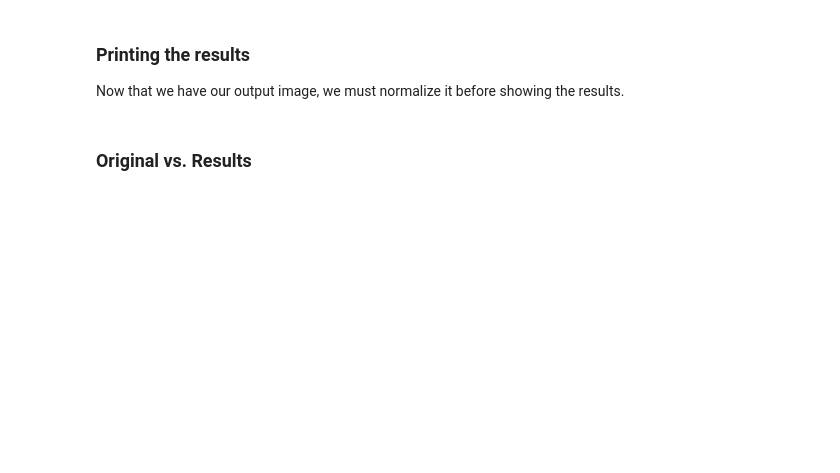
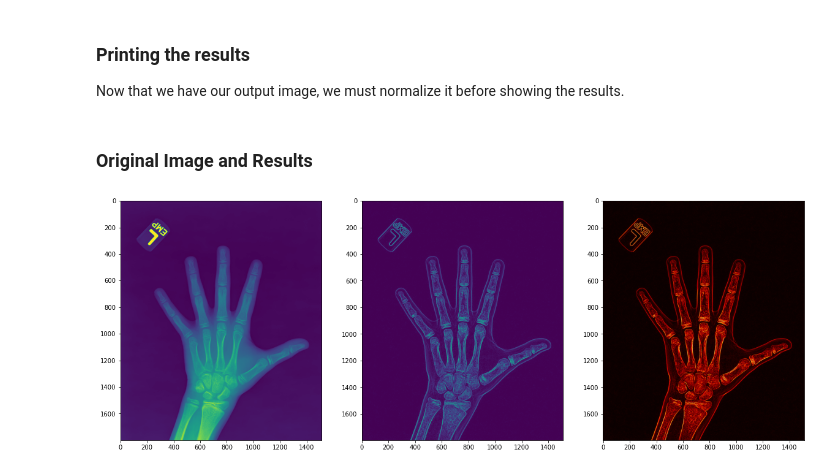
Before and after one commit to alyson1907/image-highlighter, a Jupyter notebook: main.ipynb, the cells around one changed output. Saved outputs shown, nothing was run; the diff lists cells and outputs as text; code cells hidden in the pictures; blank space fills up the shorter version.

```diff
--- a/main.ipynb
+++ b/main.ipynb
@@ -77,5 +98,5 @@ img_out_restored = (img_edge * scalar) if (selected_edge == 2) else img_edge
 # %%
-selected_color = int(input("ColorMap number: "))
+selected_color = 1
 # Applying Color Filters
 img_final = color.colorize(img_out_restored, selected=selected_color)
 img_final = hp.normalize(img_final)
@@ -85,10 +106,10 @@ img_final = hp.normalize(img_final)
 ### Printing the results
 Now that we have our output image, we must normalize it before showing the results.
 # %% [markdown]
-### Original vs. Results
+### Original Image and Results
 # %%
 
 # Original Image vs Filtered Image
-hp.printImg(img, size=5)
-hp.printImg(img_out_restored, size=5)
-hp.printImg(img_final, size=5)
+hp.printImg(img, img_out_restored, img_final, size=20)
+# %% [output]
+[figure, added]
```
Also changed, not shown: parts of 4 cells of this notebook.
